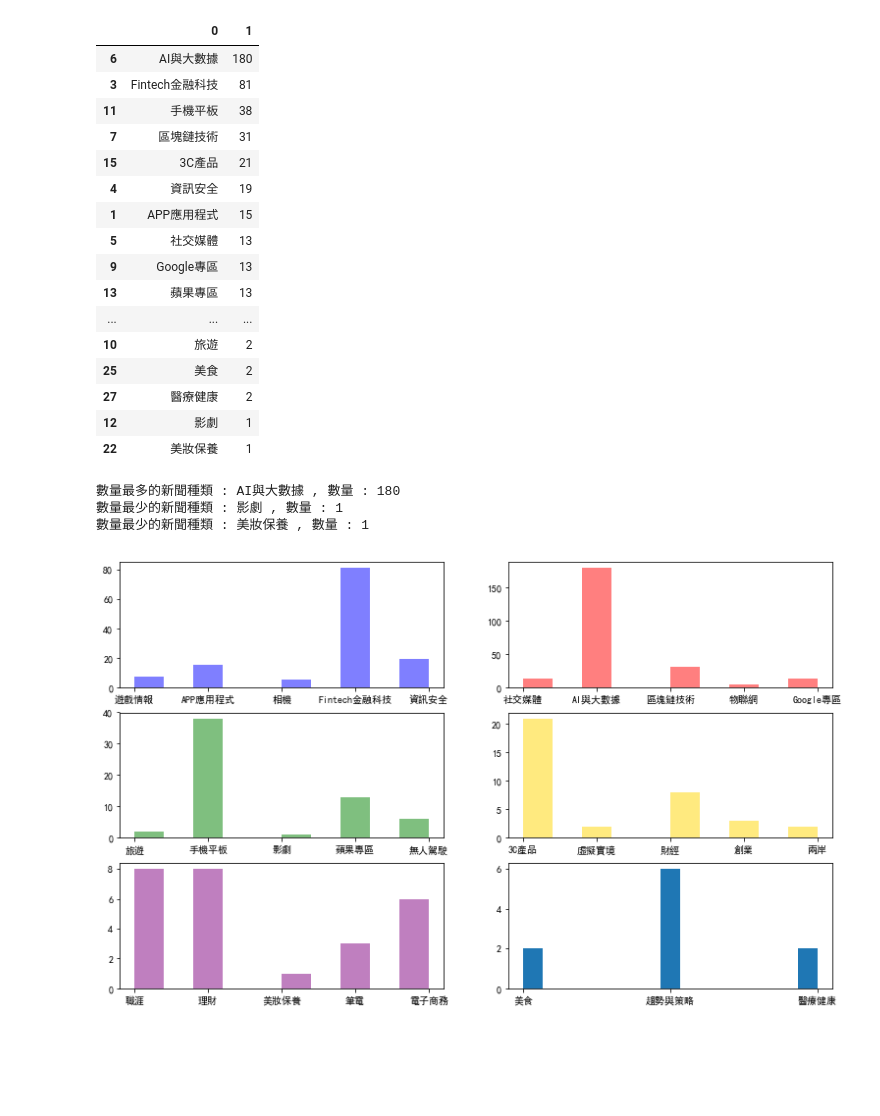
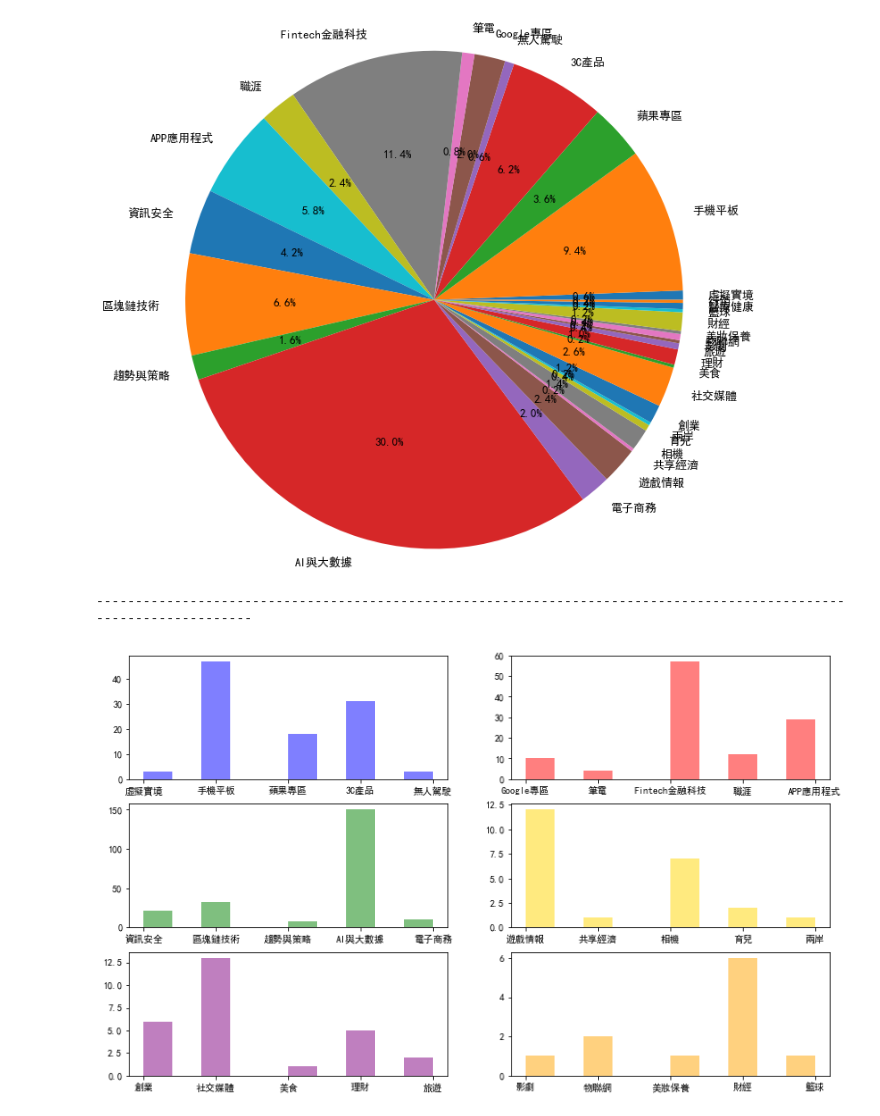
Before and after one commit to Ether-YiTseWu/1st-PyCrawlerMarathon, a Jupyter notebook: final project/Final Project.ipynb, the cells around one changed output. Saved outputs shown, nothing was run; the diff lists cells and outputs as text; code cells hidden in the pictures; blank space fills up the shorter version.

```diff
--- a/final project/Final Project.ipynb
+++ b/final project/Final Project.ipynb
@@ -75,0 +76,4 @@ while (count <= 500) :
+# %%
+# 將summarylist變成Df格式並顯示
+summaryDf = pd.DataFrame(summarylist)
+summaryDf
@@ -76,63 +99,49 @@ while (count <= 500) :
 # %%
-# 將sourcelist轉成sourceDict
 sourceDict = {}
-for source in sourcelist:
+for source in summaryDf['種類']:
     if source not in sourceDict:
         sourceDict[source] = 1
     else:
         sourceDict[source] = sourceDict.get(source, 0) + 1
-
-# 將sourceDict轉成DataFrame
 dataDf = pd.DataFrame(list(sourceDict.items()))
-dataDfSort = dataDf.sort_values(1,ascending= False)
-dataDfSort
-# %% [output]
-|  | 0 | 1 |
-| 6 | AI與大數據 | 180 |
-| 3 | Fintech金融科技 | 81 |
-| 11 | 手機平板 | 38 |
-| 7 | 區塊鏈技術 | 31 |
-| 15 | 3C產品 | 21 |
-| 4 | 資訊安全 | 19 |
-| 1 | APP應用程式 | 15 |
-| 5 | 社交媒體 | 13 |
-| 9 | Google專區 | 13 |
-| 13 | 蘋果專區 | 13 |
-| ... | ... | ... |
-| 10 | 旅遊 | 2 |
-| 25 | 美食 | 2 |
-| 27 | 醫療健康 | 2 |
-| 12 | 影劇 | 1 |
-| 22 | 美妝保養 | 1 |
 # %%
-# 解決中文顯示問題
+# 解決圖形的中文顯示問題
 plt.rcParams['font.sans-serif'] = ['SimHei'] # 替換sans-serif字型
 plt.rcParams['axes.unicode_minus'] = False   # 解決座標軸負數的負號顯示問題
 
-# 印出相關資訊
-print('數量最多的新聞種類 :', dataDfSort[0][6], ', 數量 :', dataDfSort[1][6])
-print('數量最少的新聞種類 :', dataDfSort[0][12], ', 數量 :', dataDfSort[1][12])
-print('數量最少的新聞種類 :', dataDfSort[0][22], ', 數量 :', dataDfSort[1][22])
+# 繪出圓餅圖
+plt.figure(figsize=(11,11)) # 顯示圖框架大小
+labels = dataDf[0]          # 製作圓餅圖的類別標籤
+size = dataDf[1]            # 製作圓餅圖的數值來源
+patches,l_text,p_text = plt.pie(size, labels=labels, autopct = '%1.1f%%')
+# 調整字體
+for t in l_text:
+    t.set_size(13)
+for t in p_text:
+    t.set_size(13)
+plt.axis('equal')
+plt.show()
 
-# 繪圖
+print('--------------------------------------------------------------------------------------------------------------------')
+
+# 繪出長條圖
 count = 1
-color = ['blue', 'red', 'green', 'gold', 'purple']
+color = ['blue', 'red', 'green', 'gold', 'purple', 'orange']
 plotlist = []
 plt.figure(figsize = (13,8))
 for key, value in sourceDict.items():
     for i in range(value):
         plotlist.append(key)
     # 每五個種類就畫一張長條圖
     if count % 5 == 0:
         plt.subplot(3,2,count/5)
         plt.hist(plotlist, alpha=0.5, color=color[int(count/5-1)])
         plotlist = []
     count += 1
-plt.subplot(3,2,6)
-plt.hist(plotlist, bins=15)
 plt.show()
+plt.hist(plotlist, alpha=0.5)
+plt.show()
 # %% [output]
+[figure, new version]
-數量最多的新聞種類 : AI與大數據 , 數量 : 180
-數量最少的新聞種類 : 影劇 , 數量 : 1
-數量最少的新聞種類 : 美妝保養 , 數量 : 1
+--------------------------------------------------------------------------------------------------------------------
-[figure, old version]
+[figure, added]
```
Also changed, not shown: parts of 4 cells of this notebook.
